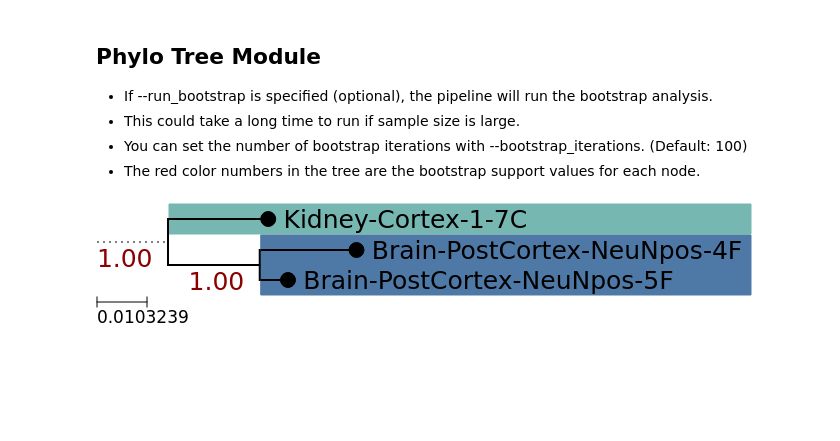
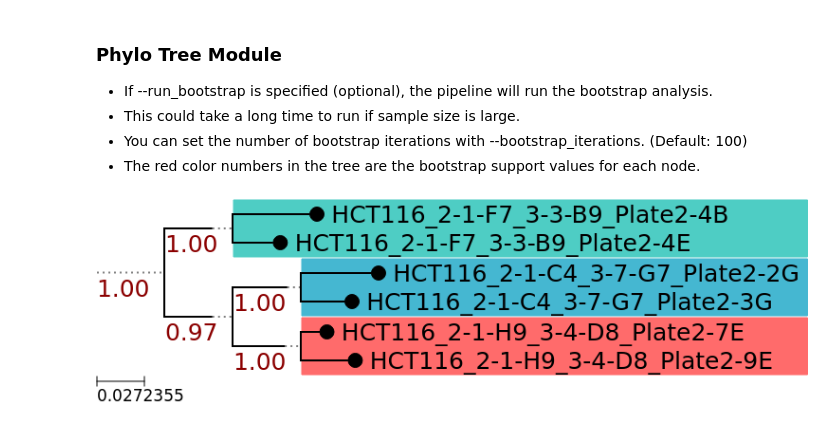
Before and after one commit to tonypincheng/RETrace2, a Jupyter notebook: notebooks/Tutorial.ipynb, the cells around one changed output. Saved outputs shown, nothing was run; the diff lists cells and outputs as text; code cells hidden in the pictures; blank space fills up the shorter version.

```diff
--- a/notebooks/Tutorial.ipynb
+++ b/notebooks/Tutorial.ipynb
@@ -196,11 +168,11 @@ Median CpG methylation rate: 0.3693
 # %% [markdown]
-## Phylo Tree Module
+### Phylo Tree Module
 - If --run_bootstrap is specified (optional), the pipeline will run the bootstrap analysis.
 - This could take a long time to run if sample size is large.
 - You can set the number of bootstrap iterations with --bootstrap_iterations. (Default: 100)
 - The red color numbers in the tree are the bootstrap support values for each node.
 # %%
 from IPython.display import Image
-display(Image("../results/phylo/20250427_msh2_female.viewPhylo.png"))
+display(Image("../results/phylo/20230110_HCT116.viewPhylo.png"))
 # %% [output]
-[figure, old version]
+[figure, new version]
```
Also changed, not shown: parts of 29 cells of this notebook, 6 other files.
